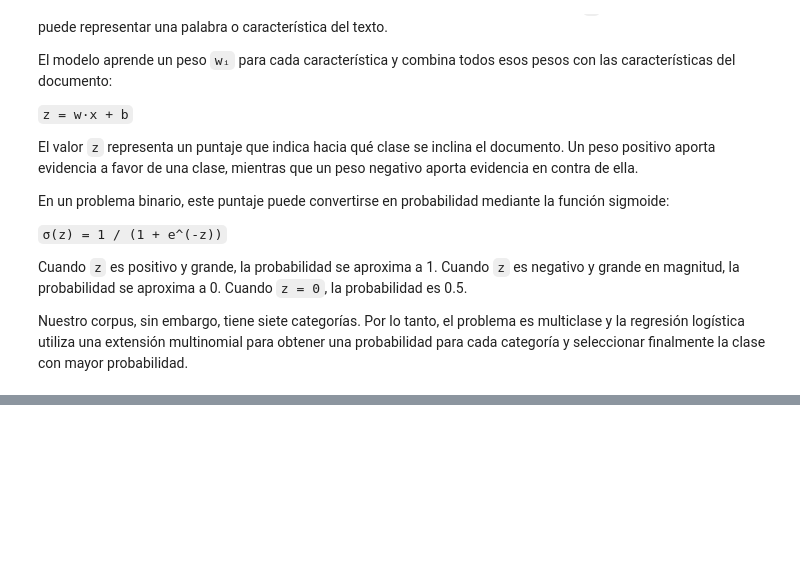
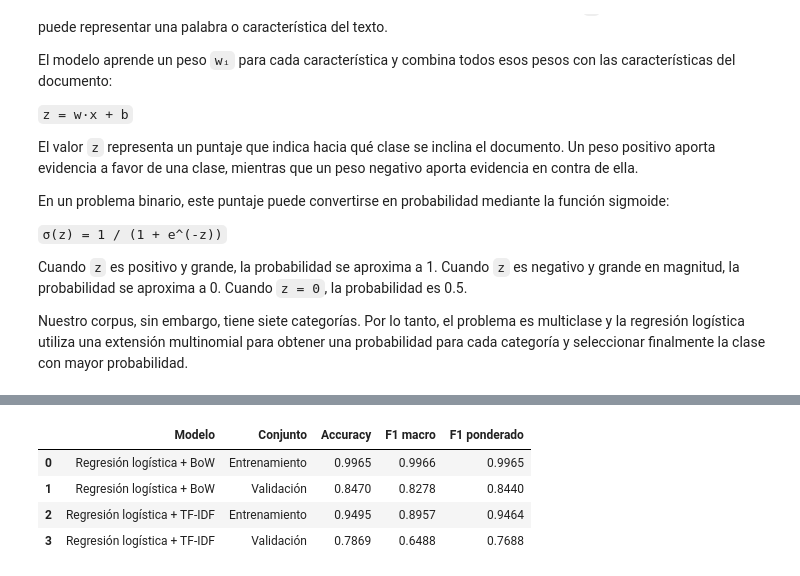
Before and after one commit to Cynthiss/NLP, a Jupyter notebook: Lab_4/Lab_4.ipynb, the cells around one changed output, grey strips where cells are left out. Saved outputs shown, nothing was run; the diff lists cells and outputs as text; code cells hidden in the pictures; blank space fills up the shorter version.

```diff
--- a/Lab_4/Lab_4.ipynb
+++ b/Lab_4/Lab_4.ipynb
@@ -3216,0 +3486,20 @@ resumen_logistico
+# %%
+
+# Comparación de entrenamiento vs. validación
+
+
+resultados_logistica[
+    [
+        "Modelo",
+        "Conjunto",
+        "Accuracy",
+        "F1 macro",
+        "F1 ponderado"
+    ]
+]
+# %% [output]
+|  | Modelo | Conjunto | Accuracy | F1 macro | F1 ponderado |
+| 0 | Regresión logística + BoW | Entrenamiento | 0.9965 | 0.9966 | 0.9965 |
+| 1 | Regresión logística + BoW | Validación | 0.8470 | 0.8278 | 0.8440 |
+| 2 | Regresión logística + TF-IDF | Entrenamiento | 0.9495 | 0.8957 | 0.9464 |
+| 3 | Regresión logística + TF-IDF | Validación | 0.7869 | 0.6488 | 0.7688 |
```
Also changed, not shown: parts of 14 cells of this notebook.
